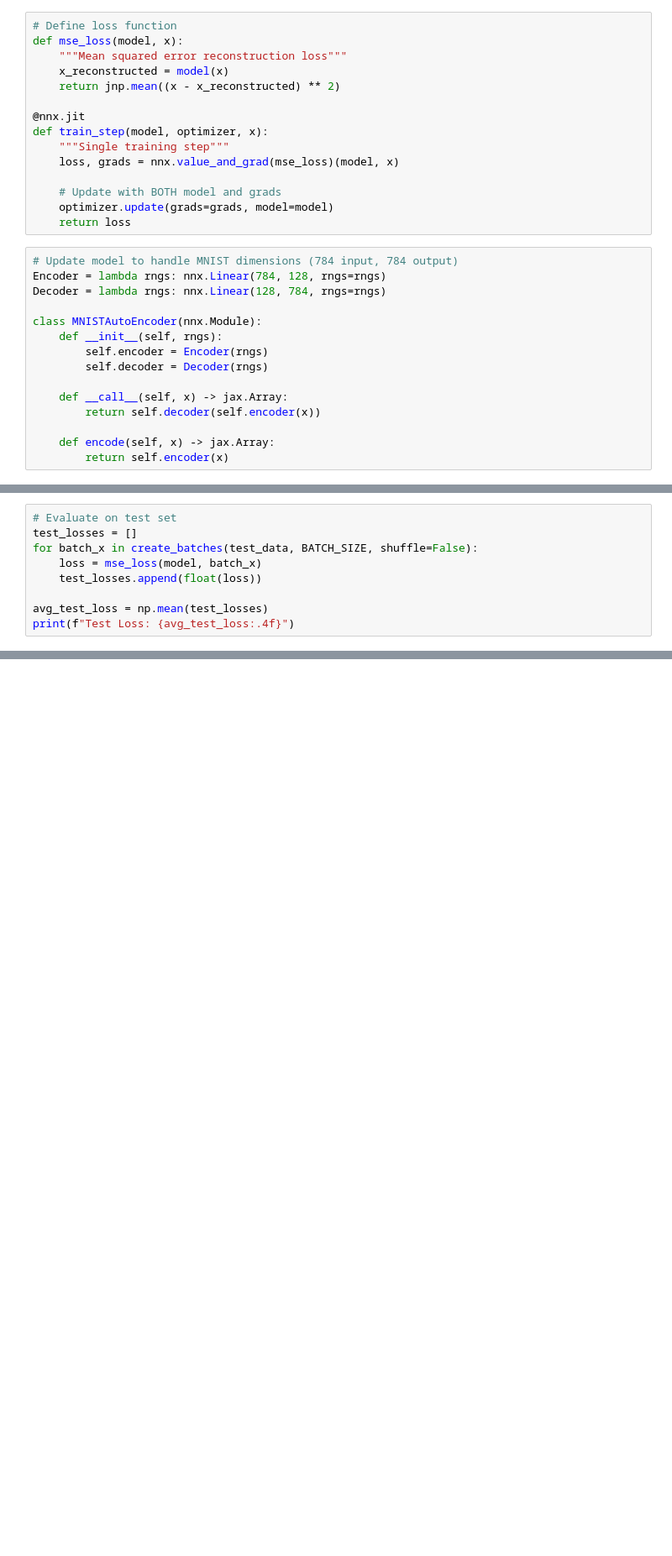
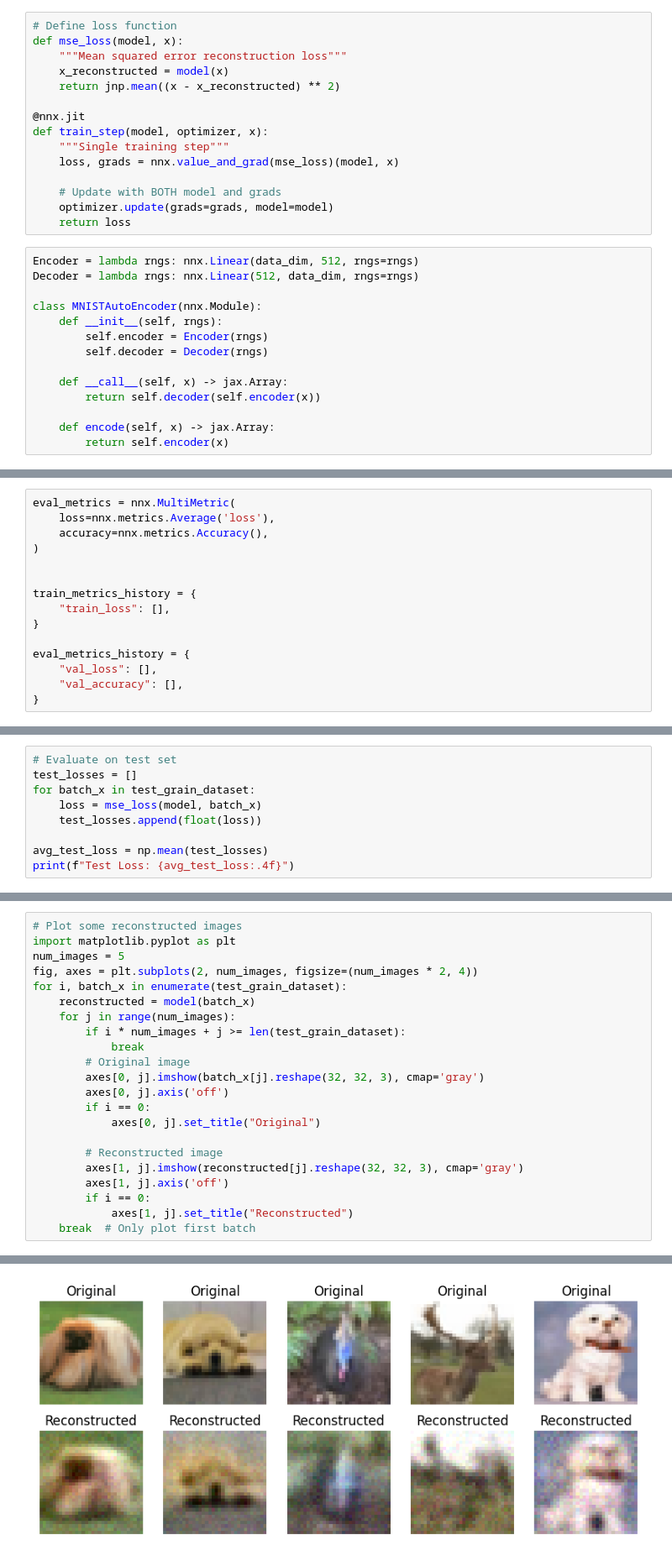
Before and after one commit to lukasfri/kth-dd2610-project, a Jupyter notebook: src/fsq-vae.ipynb, the cells around one changed output, grey strips where cells are left out. Shown: that part at 84% size. Saved outputs shown, nothing was run; the diff lists cells and outputs as text; blank space fills up the shorter version.

```diff
--- a/src/fsq-vae.ipynb
+++ b/src/fsq-vae.ipynb
@@ -83,9 +106,8 @@ def train_step(model, optimizer, x):
     optimizer.update(grads=grads, model=model)
     return loss
 # %%
-# Update model to handle MNIST dimensions (784 input, 784 output)
-Encoder = lambda rngs: nnx.Linear(784, 128, rngs=rngs)
-Decoder = lambda rngs: nnx.Linear(128, 784, rngs=rngs)
+Encoder = lambda rngs: nnx.Linear(data_dim, 512, rngs=rngs)
+Decoder = lambda rngs: nnx.Linear(512, data_dim, rngs=rngs)
 
 class MNISTAutoEncoder(nnx.Module):
     def __init__(self, rngs):
@@ -125,4 +147,19 @@ Encoder: Linear( # Param: 100,480 (401.9 KB)
   promote_dtype=<function promote_dtype at 0x...>,
   preferred_element_type=None
 )
+# %%
+eval_metrics = nnx.MultiMetric(
+    loss=nnx.metrics.Average('loss'),
+    accuracy=nnx.metrics.Accuracy(),
+)
+
+
+train_metrics_history = {
+    "train_loss": [],
+}
+
+eval_metrics_history = {
+    "val_loss": [],
+    "val_accuracy": [],
+}
 # %%
@@ -151,7 +197,7 @@ KeyboardInterrupt:
 # %%
 # Evaluate on test set
 test_losses = []
-for batch_x in create_batches(test_data, BATCH_SIZE, shuffle=False):
+for batch_x in test_grain_dataset:
     loss = mse_loss(model, batch_x)
     test_losses.append(float(loss))
 
@@ -161,0 +208,23 @@ Test Loss: 0.0062
+# %%
+# Plot some reconstructed images
+import matplotlib.pyplot as plt
+num_images = 5
+fig, axes = plt.subplots(2, num_images, figsize=(num_images * 2, 4))
+for i, batch_x in enumerate(test_grain_dataset):
+    reconstructed = model(batch_x)
+    for j in range(num_images):
+        if i * num_images + j >= len(test_grain_dataset):
+            break
+        # Original image
+        axes[0, j].imshow(batch_x[j].reshape(32, 32, 3), cmap='gray')
+        axes[0, j].axis('off')
+        if i == 0:
+            axes[0, j].set_title("Original")
+
+        # Reconstructed image
+        axes[1, j].imshow(reconstructed[j].reshape(32, 32, 3), cmap='gray')
+        axes[1, j].axis('off')
+        if i == 0:
+            axes[1, j].set_title("Reconstructed")
+    break  # Only plot first batch
+# %% [output]
@@ -161,0 +235 @@ Test Loss: 0.0062
+[figure, added]
```
Also changed, not shown: parts of 9 cells of this notebook, 3 other files.
